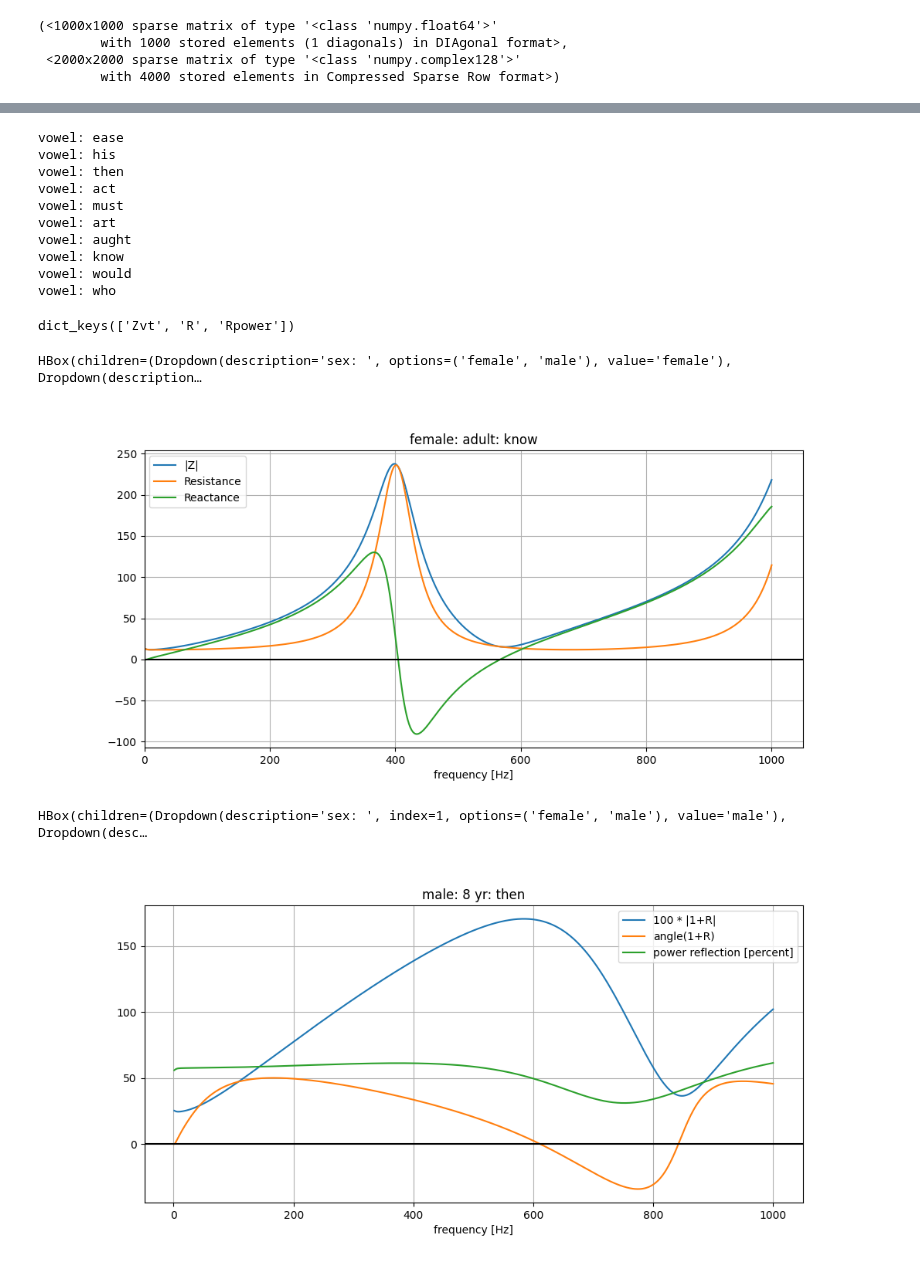
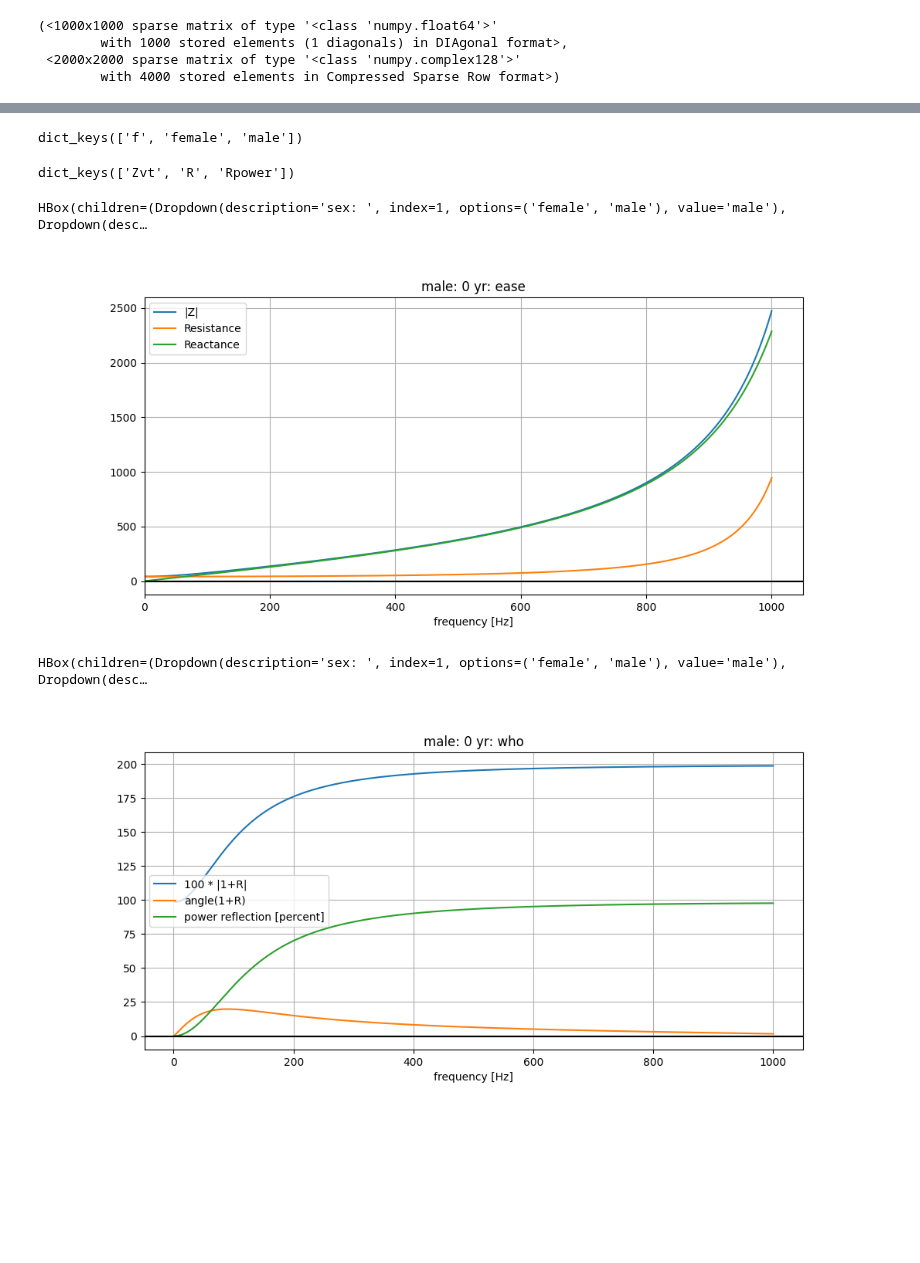
Before and after one commit to MammalianVoiceProduction/SOVTE, a Jupyter notebook: SOVTEs.ipynb, the cells around one changed output, grey strips where cells are left out. Cells and saved outputs as stored; diff of their text form; code cells hidden in the pictures; blank space fills up the shorter version.

```diff
--- a/SOVTEs.ipynb
+++ b/SOVTEs.ipynb
@@ -461,41 +461,44 @@ Zlips = lip_impedance(Amouth, f_sparse).diagonal()
 
 R, Rpower, Tpower = powerreflectioncoeff(Zin, f_sparse)
 # %%
-acoustics = dict()
 
-for vowel in vocaltracts[sex][age]['vowel'].keys():
-    print(f"vowel: {vowel}")
+def compute_acoustics(sex = 'female', age = 'adult', vowel = 'know'):
+    pass
 
-    dL = vocaltracts[sex][age]['li']
-    Avowel = vocaltracts[sex][age]['vowel'][vowel]
+acoustics = dict(f = None)
 
-    Amouth = Avowel[-1]
+for sex in vocaltracts.keys():
+    acoustics.update({sex: dict()})
 
-    f_sparse, Zin = input_impedance(Avowel, dL)
+    for age in vocaltracts[sex].keys():
+        acoustics[sex].update({age: dict()})
 
-    f = f_sparse.diagonal()
-    Zvt = Zin.diagonal()
+        for vowel in vocaltracts[sex][age]['vowel'].keys():
+            dL = vocaltracts[sex][age]['li']
+            Avowel = vocaltracts[sex][age]['vowel'][vowel]
 
-    # Zlips = lip_impedance(Amouth, f_sparse).diagonal()
+            Amouth = Avowel[-1]
 
-    R, Rpower, Tpower = powerreflectioncoeff(Zin, f_sparse)
+            f_sparse, Zin = input_impedance(Avowel, dL)
 
-    acoustics.update({'f': f, vowel: dict(Zvt = Zvt, R = R, Rpower = Rpower)})
+            f = f_sparse.diagonal()
+            Zvt = Zin.diagonal()
+
+            # Zlips = lip_impedance(Amouth, f_sparse).diagonal()
+
+            R, Rpower, Tpower = powerreflectioncoeff(Zin, f_sparse)
+
+            # acoustics[sex][age].update({vowel: dict(Zvt = None, R = None, Rpower = None)})
+            acoustics['f'] = f
+            acoustics[sex][age][vowel] = dict(Zvt = Zvt, R = R, Rpower = Rpower)
-# %% [output]
-vowel: ease
-vowel: his
-vowel: then
-vowel: act
-vowel: must
-vowel: art
-vowel: aught
-vowel: know
-vowel: would
-vowel: who
 # %%
-acoustics['ease'].keys()
+acoustics.keys()
 # %% [output]
-dict_keys(['Zvt', 'R', 'Rpower'])
+dict_keys(['f', 'female', 'male'])
+# %%
+acoustics[sex][age]['ease'].keys()
+# %% [output]
+dict_keys(['Zvt', 'R', 'Rpower'])
 # %%
 try:
     plt.close(figZ)
@@ -505,8 +508,12 @@ except:
 figZ, axZ = plt.subplots(figsize = (11, 5), clear = True)
 figZ.canvas.header_visible = False
 
+sex = 'female'
+age = 'adult'
 vowel = 'ease'
-Zvt = acoustics[vowel]['Zvt']
+
+f = acoustics['f']
+Zvt = acoustics[sex][age][vowel]['Zvt']
 
 absZline, = axZ.plot(f, np.abs(Zvt), label = '|Z|')
 
@@ -527,7 +534,7 @@ axZ.legend()
 figZ.canvas.draw()
 # %%
 def update_impedanceplot(vowel, age, sex):
-    Zvt = acoustics[vowel]['Zvt']
+    Zvt = acoustics[sex][age][vowel]['Zvt']
 
     absZline.set_ydata(np.abs(Zvt))
     realZline.set_ydata(np.real(Zvt))
@@ -551,8 +558,8 @@ uiZ = HBox([sexselect, ageselect, vowelselect])
 
 display(uiZ, figZ.canvas)
 # %% [output]
-HBox(children=(Dropdown(description='sex: ', options=('female', 'male'), value='female'), Dropdown(description…
+HBox(children=(Dropdown(description='sex: ', index=1, options=('female', 'male'), value='male'), Dropdown(desc…
-[figure, old version]
+[figure, new version]
 # %%
 try:
     plt.close(figR)
@@ -562,8 +569,8 @@ except:
 figR, axR = plt.subplots(figsize = (11, 5), clear = True)
 figR.canvas.header_visible = False
 
-R = acoustics[vowel]['R']
-Rpower = acoustics[vowel]['Rpower']
+R = acoustics[sex][age][vowel]['R']
+Rpower = acoustics[sex][age][vowel]['Rpower']
 
 if True:
     absRline, = axR.plot(f, np.abs(R+1) * 100, label = '100 * |1+R|') # should I plot and work with pi (1 + pr / pi)
@@ -587,30 +594,30 @@ axR.legend()
 figR.canvas.draw()
 # %%
 def update_reflectionplot(vowel, age, sex):
-    R = acoustics[vowel]['R']
-    Rpower = acoustics[vowel]['Rpower']
+    R = acoustics[sex][age][vowel]['R']
+    Rpower = acoustics[sex][age][vowel]['Rpower']
 
     absRline.set_ydata(np.abs(R+1) * 100)
     angleRline.set_ydata(np.angle(R+1, deg = True))
     R2line.set_ydata(Rpower * 100)
 
     axR.set_title(f"{sex}: {age}: {vowel}")
 
     axR.relim()
     axR.autoscale()
     axR.autoscale_view(scalex = True)
 
     axZ.set_xlim(left = 0)
 
     # axZ.legend()
 
     figR.canvas.draw()
 
 updatefigR = interactive_output(update_reflectionplot, {'vowel': vowelselect, 'age': ageselect, 'sex': sexselect})
 
 uiR = HBox([sexselect, ageselect, vowelselect])
 
 display(uiR, figR.canvas)
 # %% [output]
 HBox(children=(Dropdown(description='sex: ', index=1, options=('female', 'male'), value='male'), Dropdown(desc…
-[figure, old version]
+[figure, new version]
```
